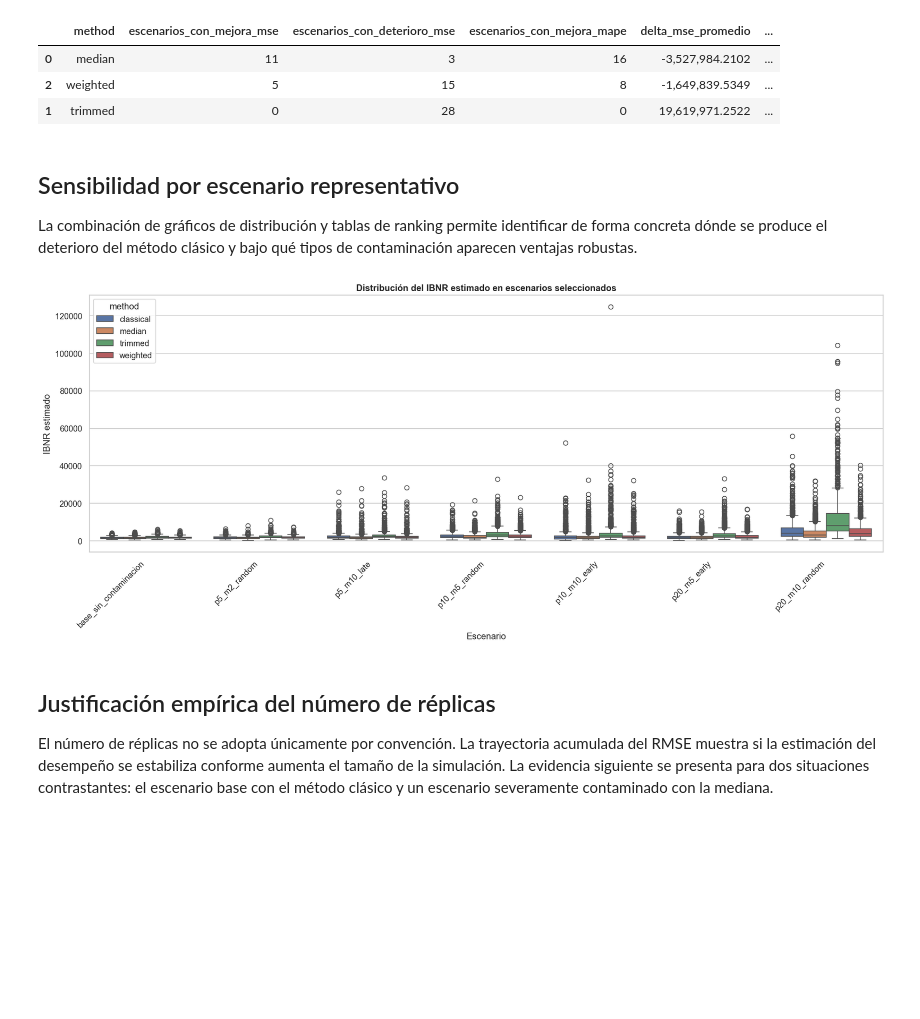
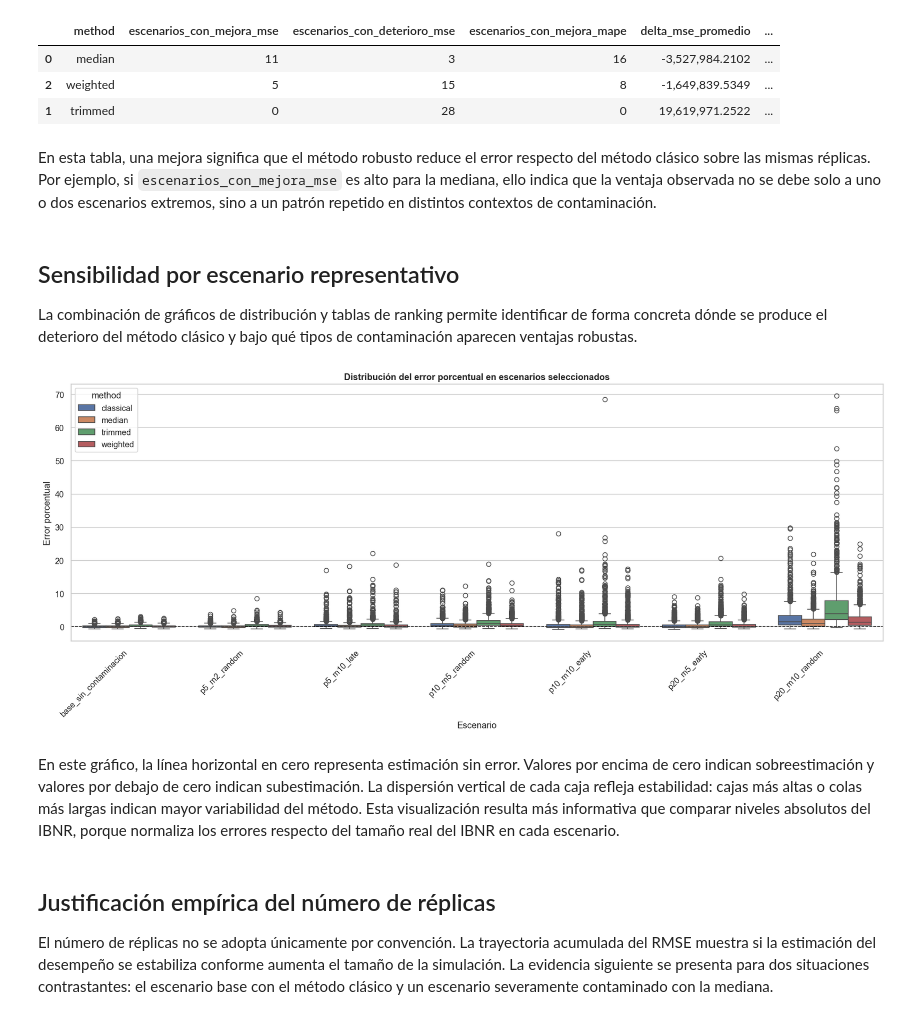
Before and after one commit to nataliazarate1/Proyecto-IBNR-R, a Jupyter notebook: notebooks/ibnr_chain_ladder_robusto.ipynb, the cells around one changed output. Drawn from its saved outputs; the diff is of its cells as text; code cells hidden in the pictures; blank space fills up the shorter version.

```diff
--- a/notebooks/ibnr_chain_ladder_robusto.ipynb
+++ b/notebooks/ibnr_chain_ladder_robusto.ipynb
@@ -255,6 +330,10 @@ Para cada escenario se generan `N` triángulos independientes y, sobre cada tri
 # %%
 N_REPLICAS = 1000
 results_df = run_experiment(config, scenarios, n_replicas=N_REPLICAS)
+results_df["error"] = results_df["estimated_ibnr"] - results_df["true_ibnr"]
+results_df["absolute_error"] = np.abs(results_df["error"])
+results_df["percentage_error"] = results_df["error"] / results_df["true_ibnr"]
+results_df["absolute_percentage_error"] = np.abs(results_df["percentage_error"])
 
 scenario_meta = (
     results_df.groupby("scenario", as_index=False)
@@ -377,6 +535,8 @@ comparison_summary
 | 0 | median | 11 | 3 | 16 | -3,527,984.2102 | ... |
 | 2 | weighted | 5 | 15 | 8 | -1,649,839.5349 | ... |
 | 1 | trimmed | 0 | 28 | 0 | 19,619,971.2522 | ... |
+# %% [markdown]
+En esta tabla, una mejora significa que el método robusto reduce el error respecto del método clásico sobre las mismas réplicas. Por ejemplo, si `escenarios_con_mejora_mse` es alto para la mediana, ello indica que la ventaja observada no se debe solo a uno o dos escenarios extremos, sino a un patrón repetido en distintos contextos de contaminación.
 # %% [markdown]
 ## Sensibilidad por escenario representativo
 
@@ -384,29 +544,32 @@ La combinación de gráficos de distribución y tablas de ranking permite identi
 # %%
 selected_scenarios = [
     "base_sin_contaminacion",
     "p5_m2_random",
     "p5_m10_late",
     "p10_m5_random",
     "p10_m10_early",
     "p20_m5_early",
     "p20_m10_random",
 ]
 
 plt.figure(figsize=(16, 7))
 sns.boxplot(
     data=results_df.query("scenario in @selected_scenarios"),
     x="scenario",
-    y="estimated_ibnr",
+    y="percentage_error",
     hue="method",
 )
-plt.title("Distribución del IBNR estimado en escenarios seleccionados")
+plt.axhline(0.0, color="black", linestyle="--", linewidth=1)
+plt.title("Distribución del error porcentual en escenarios seleccionados")
 plt.xlabel("Escenario")
-plt.ylabel("IBNR estimado")
+plt.ylabel("Error porcentual")
 plt.xticks(rotation=45, ha="right")
 plt.tight_layout()
 plt.show()
 # %% [output]
-[figure, old version]
+[figure, new version]
+# %% [markdown]
+En este gráfico, la línea horizontal en cero representa estimación sin error. Valores por encima de cero indican sobreestimación y valores por debajo de cero indican subestimación. La dispersión vertical de cada caja refleja estabilidad: cajas más altas o colas más largas indican mayor variabilidad del método. Esta visualización resulta más informativa que comparar niveles absolutos del IBNR, porque normaliza los errores respecto del tamaño real del IBNR en cada escenario.
 # %% [markdown]
 ## Justificación empírica del número de réplicas
 
```
Also changed, not shown: parts of 15 cells of this notebook, 1 other file.
